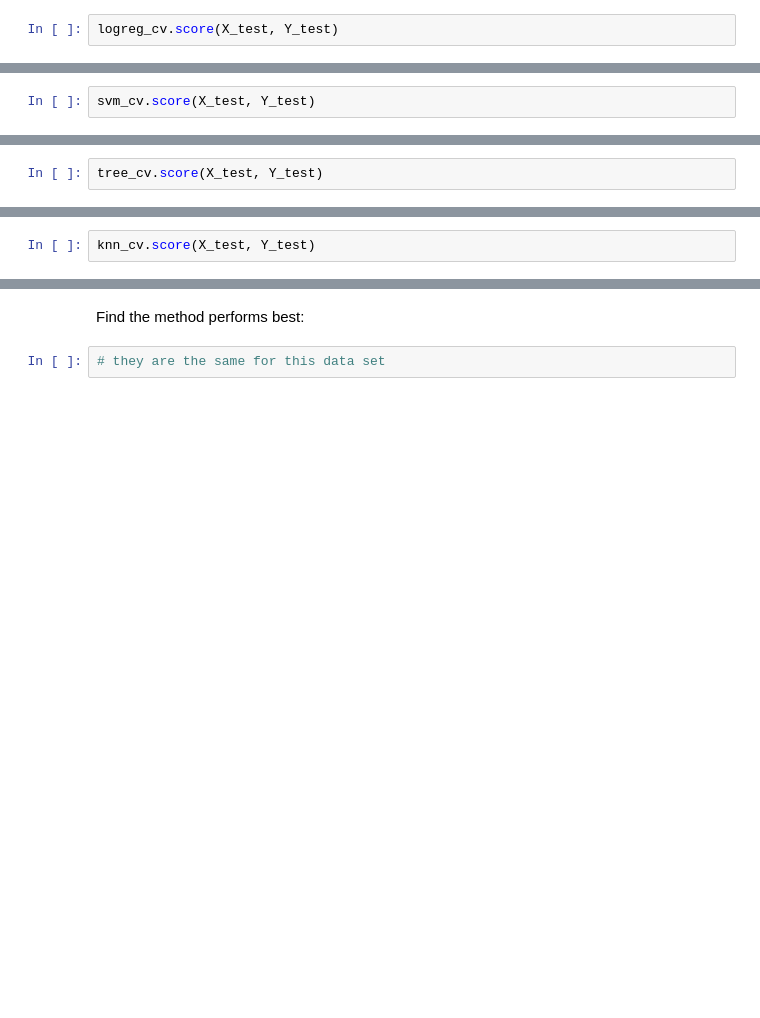
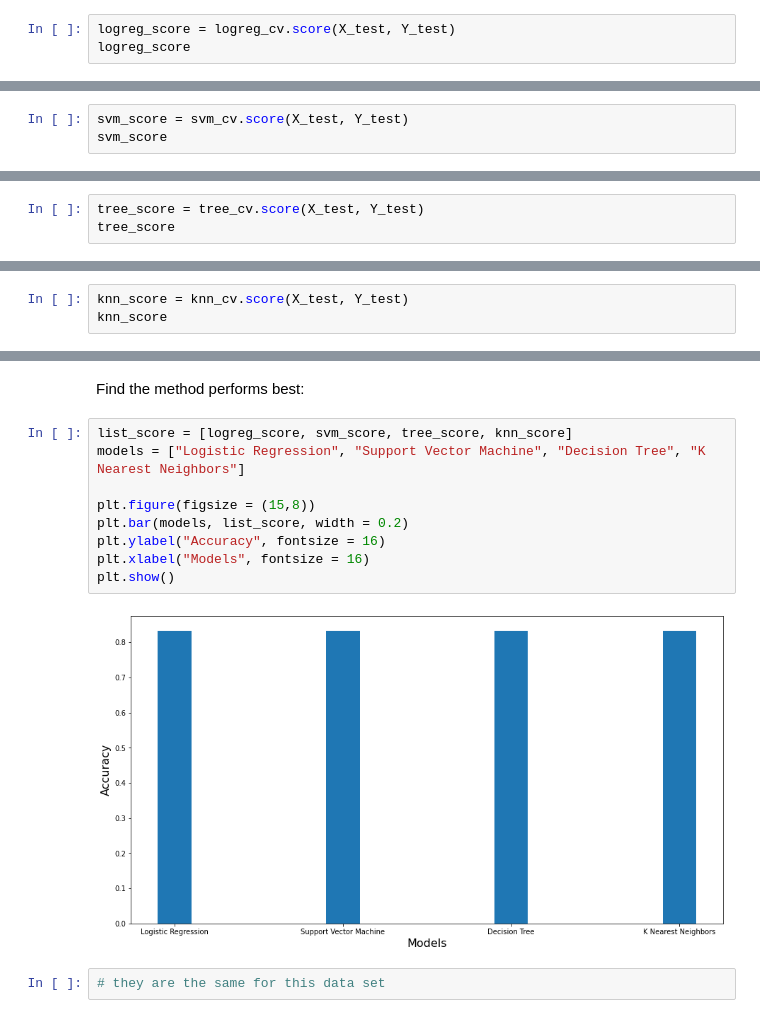
Before and after one commit to sirochanh509/Applied-Data-Science-Capstone-project, a Jupyter notebook: Machine Learning Prediction.ipynb, the cells around one changed output, grey strips where cells are left out. Saved outputs shown, nothing was run; the diff lists cells and outputs as text; blank space fills up the shorter version.

```diff
--- a/Machine Learning Prediction.ipynb
+++ b/Machine Learning Prediction.ipynb
@@ -177,7 +194,8 @@ accuracy : 0.8464285714285713
 # %% [markdown]
 Calculate the accuracy on the test data using the method <code>score</code>:
 # %%
-logreg_cv.score(X_test, Y_test)
+logreg_score = logreg_cv.score(X_test, Y_test)
+logreg_score
 # %% [output]
 0.8333333333333334
 # %% [markdown]
@@ -219,7 +237,8 @@ accuracy : 0.8482142857142856
 # %% [markdown]
 Calculate the accuracy on the test data using the method <code>score</code>:
 # %%
-svm_cv.score(X_test, Y_test)
+svm_score = svm_cv.score(X_test, Y_test)
+svm_score
 # %% [output]
 0.8333333333333334
 # %% [markdown]
@@ -264,7 +283,8 @@ accuracy : 0.8785714285714287
 # %% [markdown]
 Calculate the accuracy of tree_cv on the test data using the method <code>score</code>:
 # %%
-tree_cv.score(X_test, Y_test)
+tree_score = tree_cv.score(X_test, Y_test)
+tree_score
 # %% [output]
 0.8333333333333334
 # %% [markdown]
@@ -303,7 +323,8 @@ accuracy : 0.8482142857142858
 # %% [markdown]
 Calculate the accuracy of tree_cv on the test data using the method <code>score</code>:
 # %%
-knn_cv.score(X_test, Y_test)
+knn_score = knn_cv.score(X_test, Y_test)
+knn_score
 # %% [output]
 0.8333333333333334
 # %% [markdown]
@@ -317,6 +338,17 @@ plot_confusion_matrix(Y_test,yhat)
 ## TASK  12
 # %% [markdown]
 Find the method performs best:
+# %%
+list_score = [logreg_score, svm_score, tree_score, knn_score]
+models = ["Logistic Regression", "Support Vector Machine", "Decision Tree", "K Nearest Neighbors"]
+
+plt.figure(figsize = (15,8))
+plt.bar(models, list_score, width = 0.2)
+plt.ylabel("Accuracy", fontsize = 16)
+plt.xlabel("Models", fontsize = 16)
+plt.show()
+# %% [output]
+[figure, added]
 # %%
 # they are the same for this data set
 # %% [markdown]
```
Also changed, not shown: parts of 3 cells of this notebook.
